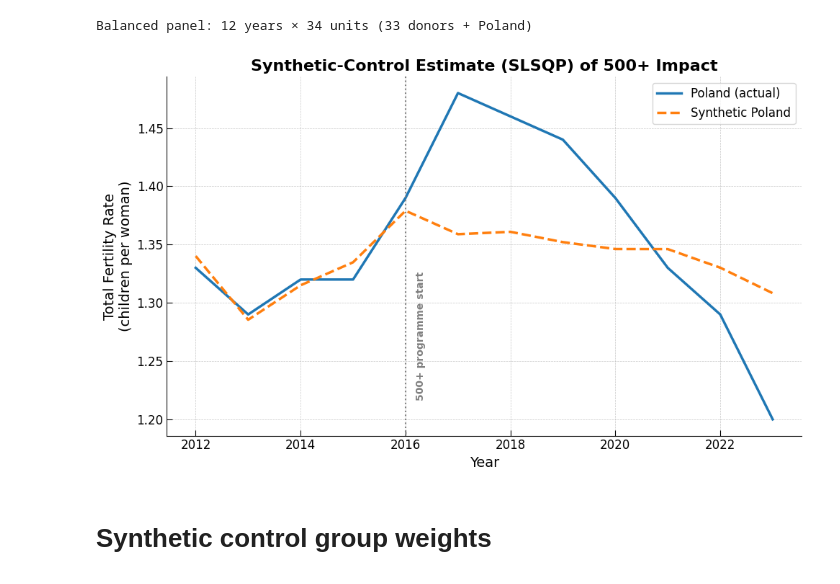
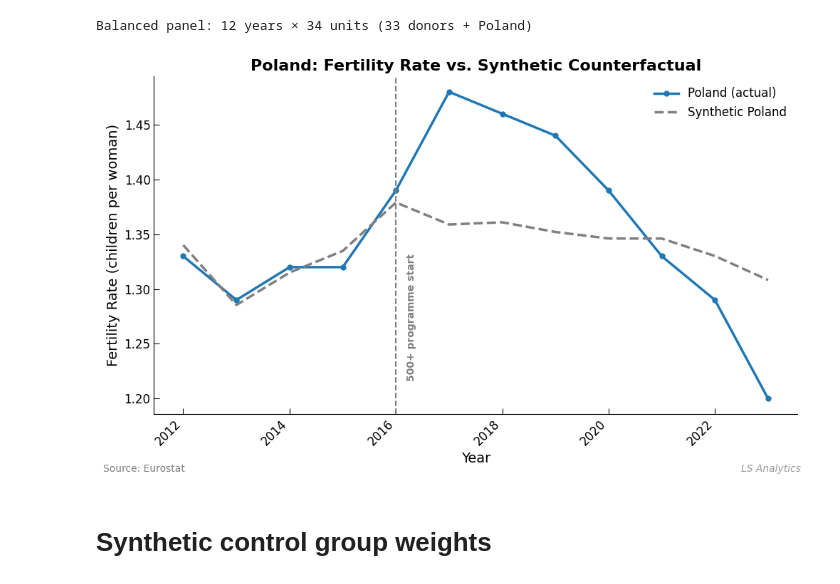
Before and after one commit to LSzubelak/ls-projects, a Jupyter notebook: Impact_500_program/500+_program_fertility_rate.ipynb, the cells around one changed output. Saved outputs shown, nothing was run; the diff lists cells and outputs as text; code cells hidden in the pictures.

```diff
--- a/Impact_500_program/500+_program_fertility_rate.ipynb
+++ b/Impact_500_program/500+_program_fertility_rate.ipynb
@@ -417,30 +418,71 @@ synthetic = X_full @ scm.coef_
 gap       = y_full - synthetic
 ate       = gap.loc[2016:].mean()
 # %%
+# --------------------------------------------------------------------
+# 4.  Plot actual vs. synthetic Poland — styled for publication
+# --------------------------------------------------------------------
+import matplotlib.pyplot as plt
 
-# ---------------------------------------------------------------------
-# 4.  Plot actual vs. synthetic Poland
-# ---------------------------------------------------------------------
 fig, ax = plt.subplots(figsize=(10, 6))
-ax.plot(panel.index, panel['Poland'],  label='Poland (actual)',  linewidth=2.5)
-ax.plot(panel.index, synthetic,        label='Synthetic Poland', linestyle='--', linewidth=2.5)
 
-ax.axvline(2016, color='gray', linestyle=':', linewidth=1.5)
-ax.text(2016 + .2, ax.get_ylim()[0] + .03, '500+ programme start',
-        rotation=90, va='bottom', color='gray', fontweight='bold')
+# Plot actual and synthetic series
+ax.plot(
+    wide_bal.index, y_full,
+    label='Poland (actual)',
+    color='#1f77b4',
+    linewidth=2.5,
+    marker='o',
+    markersize=5
+)
+ax.plot(
+    wide_bal.index, synthetic,
+    '--',
+    label='Synthetic Poland',
+    color='gray',
+    linewidth=2.5
+)
 
-ax.set_title('Synthetic‑Control Estimate (SLSQP) of 500+ Impact', fontsize=16, fontweight='bold')
+# 500+ vertical marker
+ax.axvline(2016, color='gray', linestyle='--', linewidth=1.5)
+ax.text(
+    2016 + 0.2,
+    ax.get_ylim()[0] + 0.03,
+    '500+ programme start',
+    rotation=90,
+    va='bottom',
+    color='gray',
+    fontweight='bold'
+)
+
+# Titles and labels
+ax.set_title('Poland: Fertility Rate vs. Synthetic Counterfactual',
+             fontsize=16, fontweight='bold')
 ax.set_xlabel('Year', fontsize=14)
-ax.set_ylabel('Total Fertility Rate\n(children per woman)', fontsize=14)
-ax.grid(True, linestyle='--', linewidth=.5, alpha=.7)
+ax.set_ylabel('Fertility Rate (children per woman)', fontsize=14)
+
+# Legend styling
+ax.legend(frameon=False, fontsize=12)
+
+# Axis and tick cleanup
 ax.spines['top'].set_visible(False)
 ax.spines['right'].set_visible(False)
-ax.legend(fontsize=12)
 ax.tick_params(direction='in', length=6, labelsize=12)
+plt.xticks(rotation=45, ha='right')
+
+# No grid (to match recent charts)
+ax.grid(False)
+
+# Add source and watermark
+fig.text(0.01, 0.01, 'Source: Eurostat', fontsize=10, color='gray')
+fig.text(0.99, 0.01, 'LS Analytics', fontsize=10, color='gray',
+         ha='right', fontstyle='italic', alpha=0.8)
+
 plt.tight_layout()
+# Optional save:
+# plt.savefig('synthetic_poland_fertility_lsanalytics.png', dpi=300)
 plt.show()
 # %% [output]
-[figure, old version]
+[figure, new version]
 # %% [markdown]
 # Synthetic control group weights
 # %%
```
Also changed, not shown: parts of 7 cells of this notebook.
